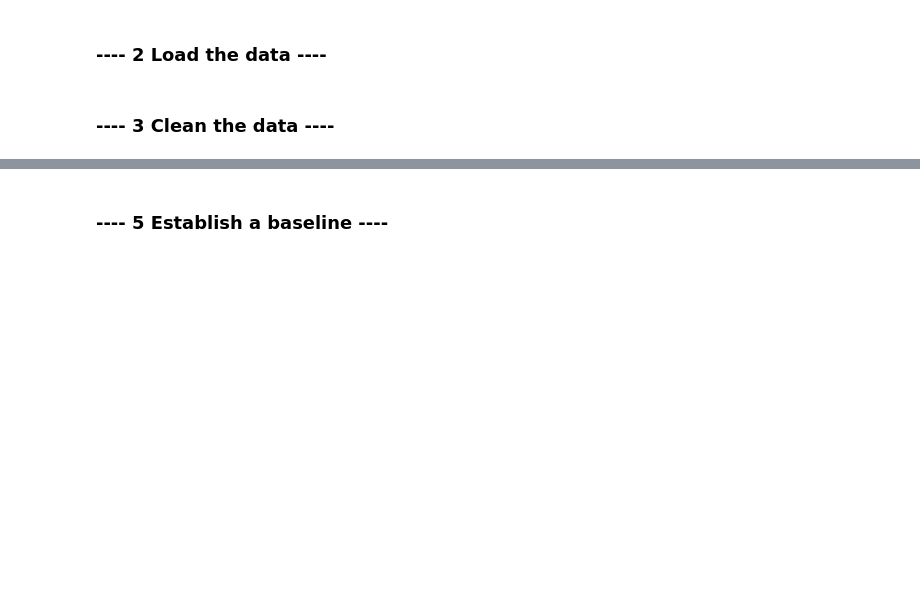
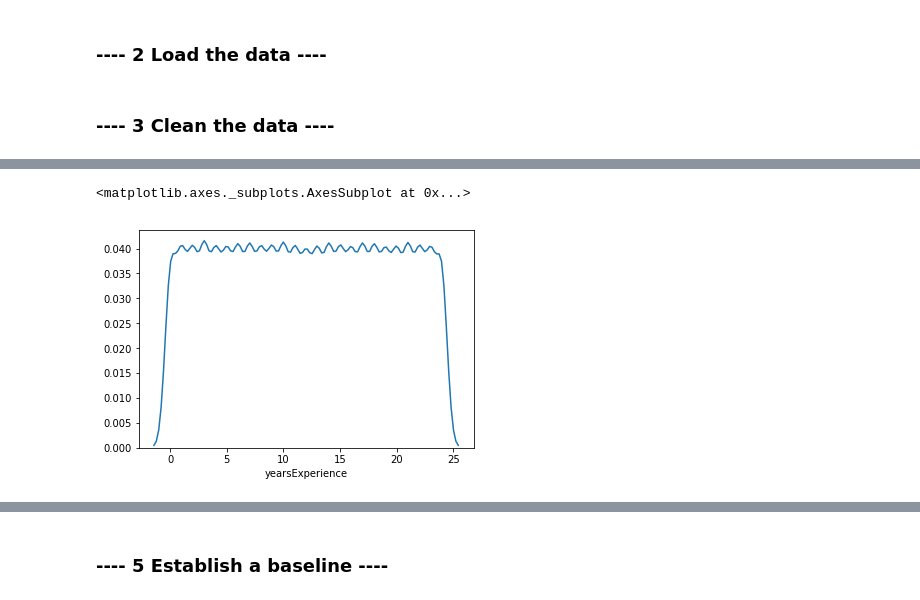
Before and after one commit to jteerlink/salary-prediction-project, a Jupyter notebook: Notebooks/Salary prediction - Sandbox.ipynb, the cells around one changed output, grey strips where cells are left out. Cells and saved outputs as stored; diff of their text form; code cells hidden in the pictures; blank space fills up the shorter version.

```diff
--- a/Notebooks/Salary prediction - Sandbox.ipynb
+++ b/Notebooks/Salary prediction - Sandbox.ipynb
@@ -124,0 +106,5 @@ train_combined['jobType_ord'] = titles_ord
+# %%
+sns.distplot(train_combined['yearsExperience'],hist=False)
+# %% [output]
+<matplotlib.axes._subplots.AxesSubplot at 0x...>
+[figure, added]
```
Also changed, not shown: parts of 17 cells of this notebook, 1 other file.
